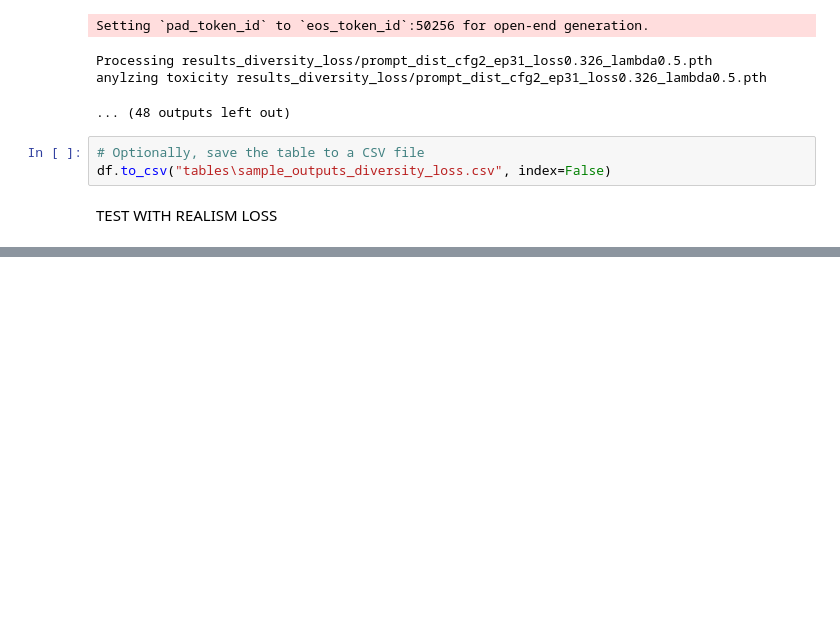
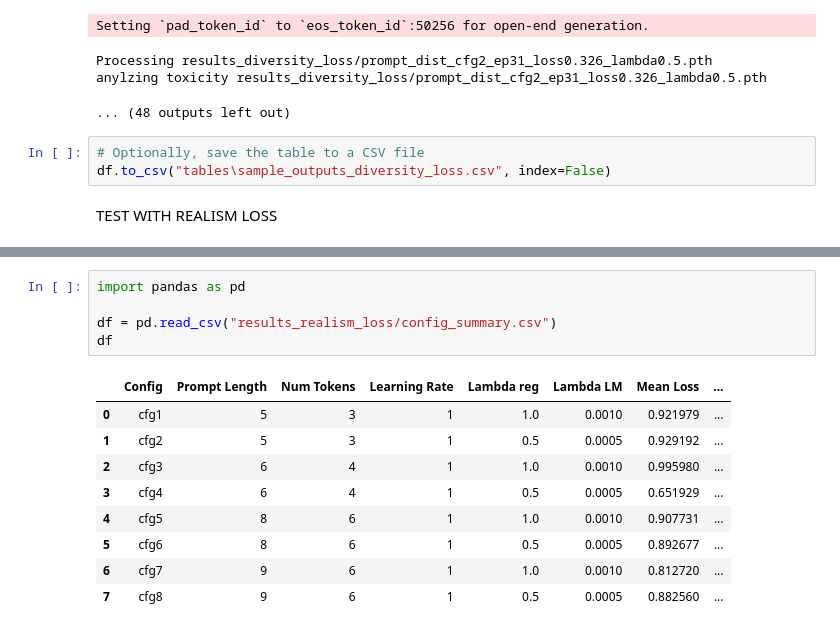
Before and after one commit to AmeerMohammadJafari/Adv_Prompt, a Jupyter notebook: t.ipynb, the cells around one changed output, grey strips where cells are left out. Drawn from its saved outputs; the diff is of its cells as text; blank space fills up the shorter version.

```diff
--- a/t.ipynb
+++ b/t.ipynb
@@ -1320,0 +1367,15 @@ print("\n✅ All experiments completed. Summary saved to 'results/config_summary
+# %%
+import pandas as pd
+
+df = pd.read_csv("results_realism_loss/config_summary.csv")
+df
+# %% [output]
+|  | Config | Prompt Length | Num Tokens | Learning Rate | Lambda reg | Lambda LM | Mean Loss | ... |
+| 0 | cfg1 | 5 | 3 | 1 | 1.0 | 0.0010 | 0.921979 | ... |
+| 1 | cfg2 | 5 | 3 | 1 | 0.5 | 0.0005 | 0.929192 | ... |
+| 2 | cfg3 | 6 | 4 | 1 | 1.0 | 0.0010 | 0.995980 | ... |
+| 3 | cfg4 | 6 | 4 | 1 | 0.5 | 0.0005 | 0.651929 | ... |
+| 4 | cfg5 | 8 | 6 | 1 | 1.0 | 0.0010 | 0.907731 | ... |
+| 5 | cfg6 | 8 | 6 | 1 | 0.5 | 0.0005 | 0.892677 | ... |
+| 6 | cfg7 | 9 | 6 | 1 | 1.0 | 0.0010 | 0.812720 | ... |
+| 7 | cfg8 | 9 | 6 | 1 | 0.5 | 0.0005 | 0.882560 | ... |
```
Also changed, not shown: parts of 10 cells of this notebook.
